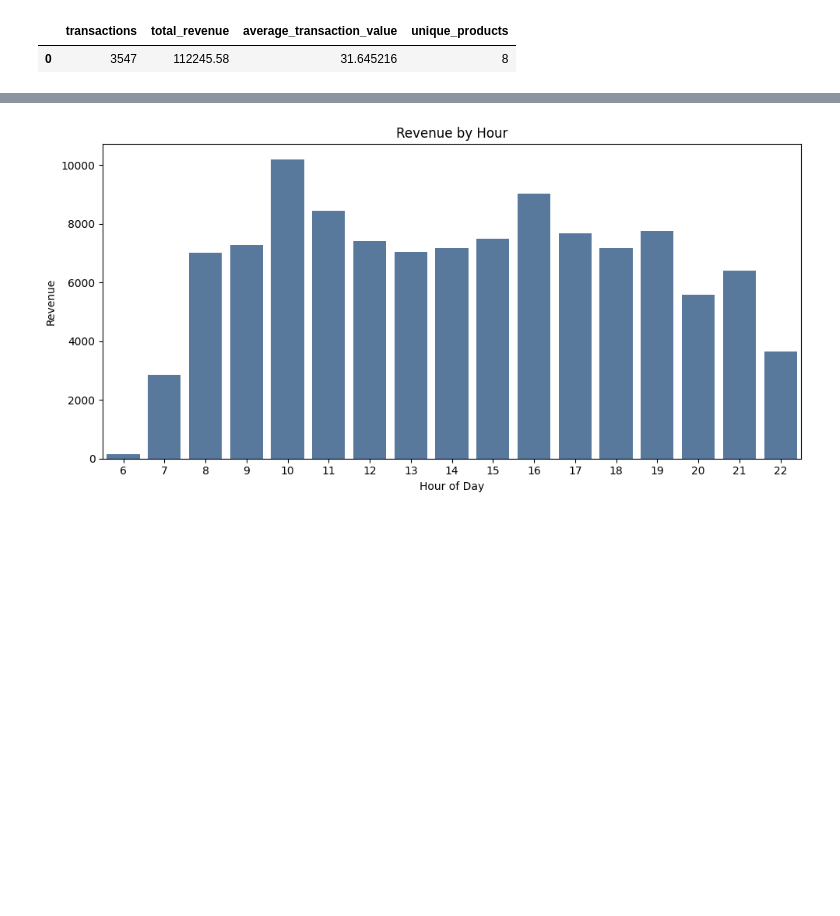
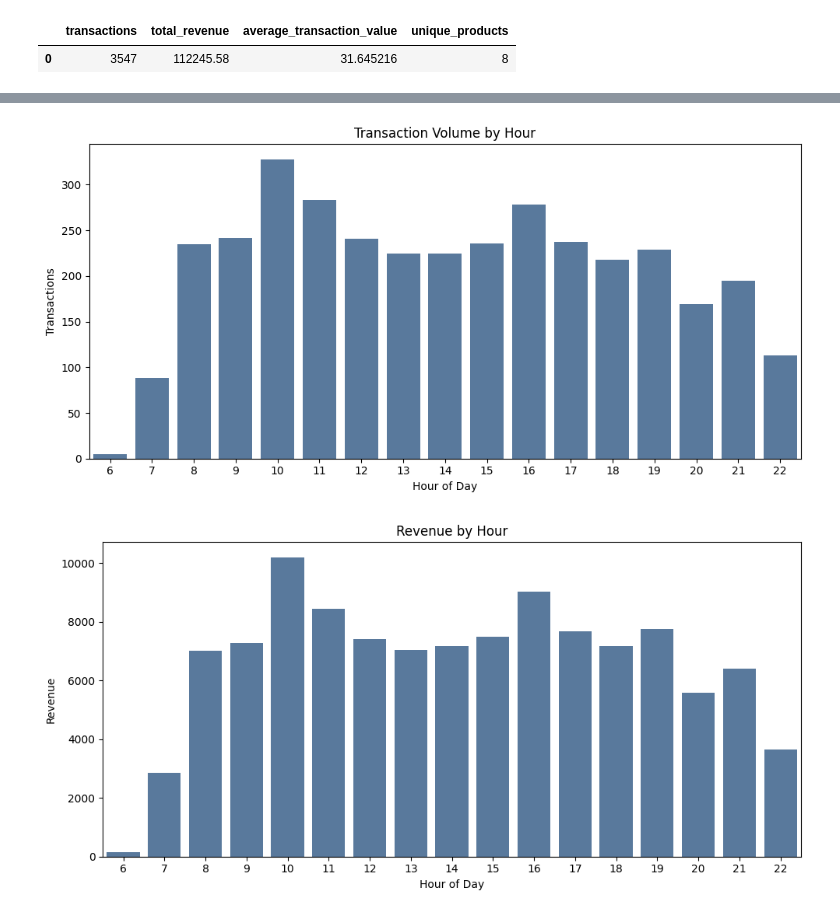
Before and after one commit to bagoez-hub/coffee-sales-analysis, a Jupyter notebook: notebooks/03_analysis.ipynb, the cells around one changed output, grey strips where cells are left out. Cells and saved outputs as stored; diff of their text form; code cells hidden in the pictures; blank space fills up the shorter version.

```diff
--- a/notebooks/03_analysis.ipynb
+++ b/notebooks/03_analysis.ipynb
@@ -109,3 +136,9 @@ display(monthly_df)
+# %%
+fig = plot_hourly_transactions(hourly_df)
+plt.tight_layout()
+plt.show()
+# %% [output]
+[figure, added]
 # %%
 fig = plot_hourly_revenue(hourly_df)
 plt.tight_layout()
```
Also changed, not shown: parts of 18 cells of this notebook, 5 other files.
